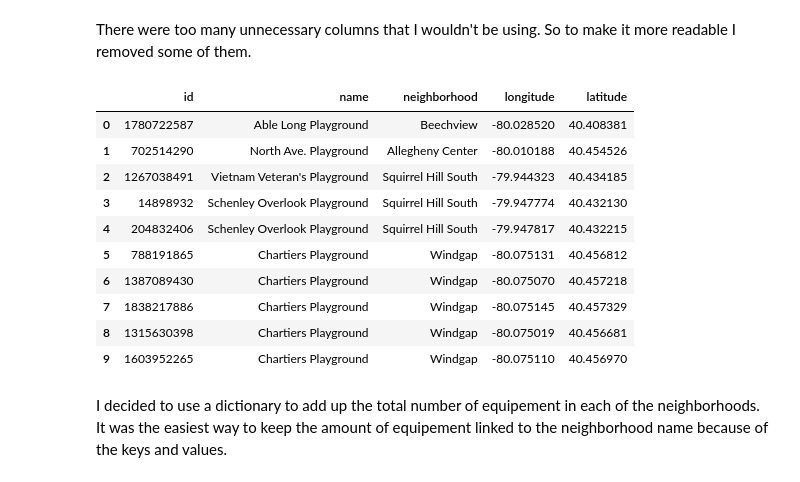
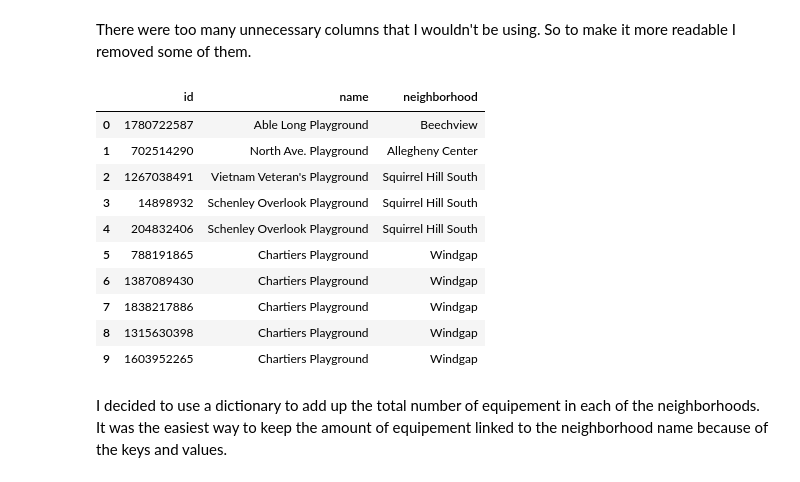
Before and after one commit to ndb63/BigIdeasFinal, a Jupyter notebook: playground.ipynb, the cells around one changed output. Cells and saved outputs as stored; diff of their text form; code cells hidden in the pictures.

```diff
--- a/playground.ipynb
+++ b/playground.ipynb
@@ -30,20 +28,20 @@ play_og.head(10)
 There were too many unnecessary columns that I wouldn't be using. So to make it more readable I removed some of them.
 # %%
 #Removing some of the unnecessary columns
-play = play_og[["id","name", "neighborhood", "longitude", "latitude"]]
+play = play_og[["id","name", "neighborhood"]]
 play.head(10)
 # %% [output]
-|  | id | name | neighborhood | longitude | latitude |
-| 0 | 1780722587 | Able Long Playground | Beechview | -80.028520 | 40.408381 |
-| 1 | 702514290 | North Ave. Playground | Allegheny Center | -80.010188 | 40.454526 |
-| 2 | 1267038491 | Vietnam Veteran's Playground | Squirrel Hill South | -79.944323 | 40.434185 |
-| 3 | 14898932 | Schenley Overlook Playground | Squirrel Hill South | -79.947774 | 40.432130 |
-| 4 | 204832406 | Schenley Overlook Playground | Squirrel Hill South | -79.947817 | 40.432215 |
-| 5 | 788191865 | Chartiers Playground | Windgap | -80.075131 | 40.456812 |
-| 6 | 1387089430 | Chartiers Playground | Windgap | -80.075070 | 40.457218 |
-| 7 | 1838217886 | Chartiers Playground | Windgap | -80.075145 | 40.457329 |
-| 8 | 1315630398 | Chartiers Playground | Windgap | -80.075019 | 40.456681 |
-| 9 | 1603952265 | Chartiers Playground | Windgap | -80.075110 | 40.456970 |
+|  | id | name | neighborhood |
+| 0 | 1780722587 | Able Long Playground | Beechview |
+| 1 | 702514290 | North Ave. Playground | Allegheny Center |
+| 2 | 1267038491 | Vietnam Veteran's Playground | Squirrel Hill South |
+| 3 | 14898932 | Schenley Overlook Playground | Squirrel Hill South |
+| 4 | 204832406 | Schenley Overlook Playground | Squirrel Hill South |
+| 5 | 788191865 | Chartiers Playground | Windgap |
+| 6 | 1387089430 | Chartiers Playground | Windgap |
+| 7 | 1838217886 | Chartiers Playground | Windgap |
+| 8 | 1315630398 | Chartiers Playground | Windgap |
+| 9 | 1603952265 | Chartiers Playground | Windgap |
 # %% [markdown]
 I decided to use a dictionary to add up the total number of equipement in each of the neighborhoods. It was the easiest way to keep the amount of equipement linked to the neighborhood name because of the keys and values.
 # %%
```
Also changed, not shown: parts of 1 cell of this notebook, 1 other file.
